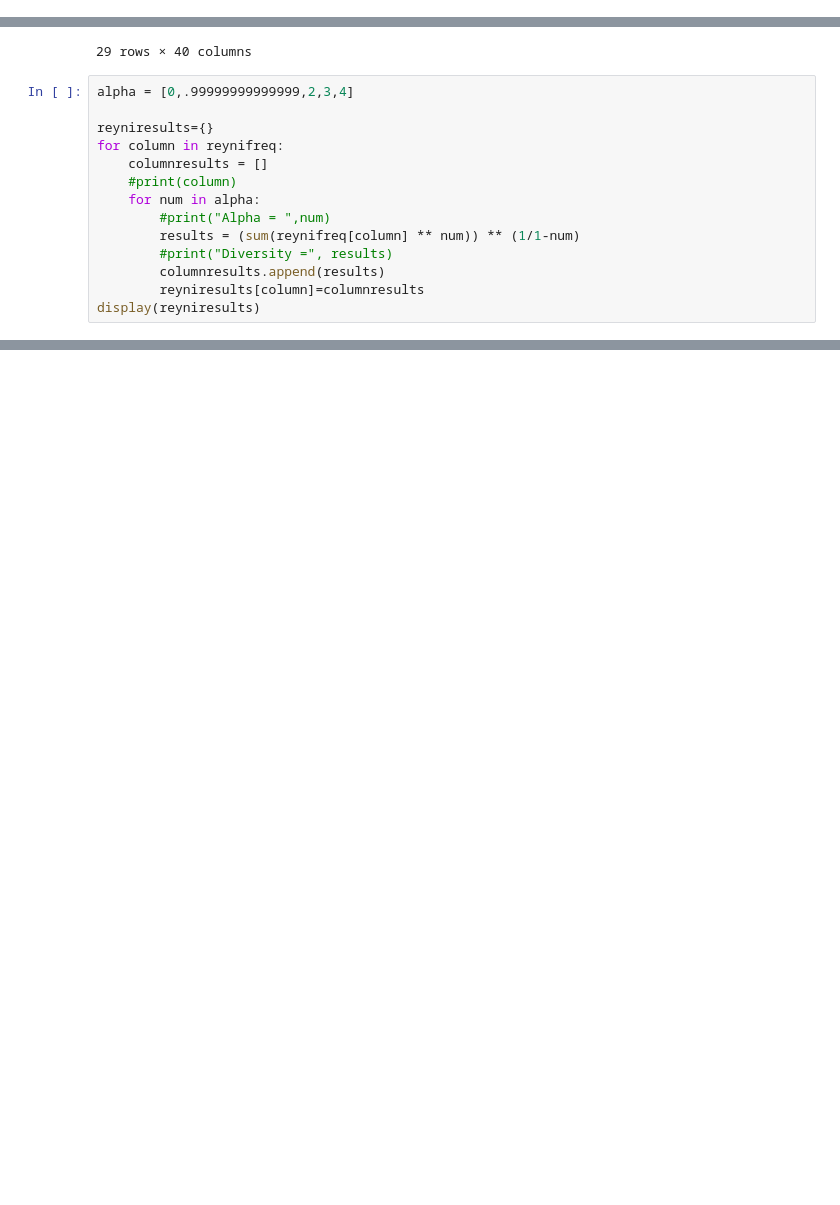
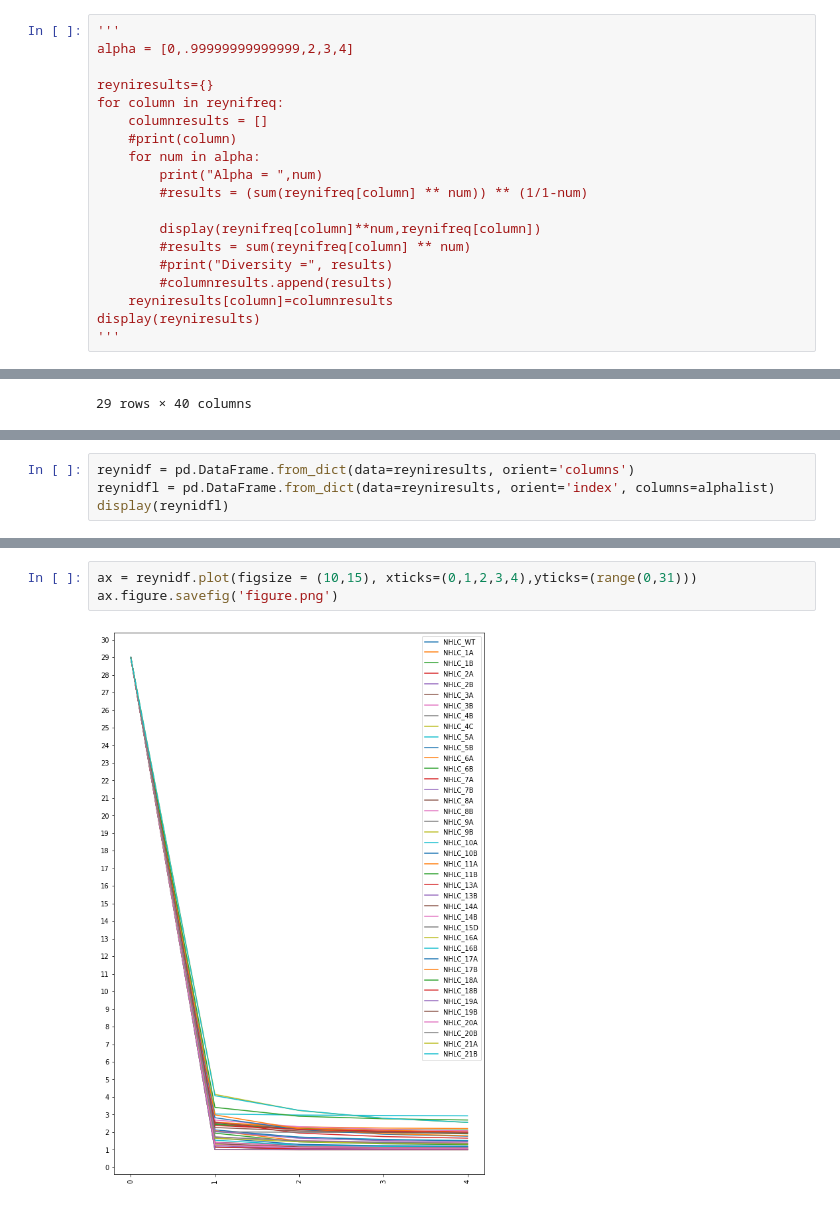
Before and after one commit to Nekose/nampun_research, a Jupyter notebook: Nampun_Research/Data Processing.ipynb, the cells around one changed output, grey strips where cells are left out. Cells and saved outputs as stored; diff of their text form; blank space fills up the shorter version.

Commit message:
Diversity values working now, aproximated alpha=1 as alpha=.99999

```diff
--- a/Nampun_Research/Data Processing.ipynb
+++ b/Nampun_Research/Data Processing.ipynb
@@ -221,0 +274,19 @@ reynifreq = reyni / reynisums
+# %%
+'''
+alpha = [0,.99999999999999,2,3,4]
+
+reyniresults={}
+for column in reynifreq:
+    columnresults = []
+    #print(column)
+    for num in alpha:
+        print("Alpha = ",num)
+        #results = (sum(reynifreq[column] ** num)) ** (1/1-num)
+
+        display(reynifreq[column]**num,reynifreq[column])
+        #results = sum(reynifreq[column] ** num)
+        #print("Diversity =", results)
+        #columnresults.append(results)
+    reyniresults[column]=columnresults
+display(reyniresults)
+'''
@@ -241,17 +314,3 @@ display(reynifreq)
 | p6p7inv | 0.000000 | 0.000000 | 0.000000 | 0.000000 | 0.000000 | 0.000000 | 0.000000 | 0.000000 | 0.000000 | 0.000000 | ... | ... |
 | wt | 0.978602 | 0.475771 | 0.520857 | 0.999576 | 0.999228 | 0.889120 | 0.902048 | 0.972308 | 0.936486 | 0.725888 | ... | ... |
 29 rows × 40 columns
-# %%
-alpha = [0,.99999999999999,2,3,4]
-
-reyniresults={}
-for column in reynifreq:
-    columnresults = []
-    #print(column)
-    for num in alpha:
-        #print("Alpha = ",num)
-        results = (sum(reynifreq[column] ** num)) ** (1/1-num)
-        #print("Diversity =", results)
-        columnresults.append(results)
-        reyniresults[column]=columnresults
-display(reyniresults)
@@ -275,0 +317,4 @@ display(reyniresults)
+# %%
+reynidf = pd.DataFrame.from_dict(data=reyniresults, orient='columns')
+reynidfl = pd.DataFrame.from_dict(data=reyniresults, orient='index', columns=alphalist)
+display(reynidfl)
@@ -275,0 +339,5 @@ display(reyniresults)
+# %%
+ax = reynidf.plot(figsize = (10,15), xticks=(0,1,2,3,4),yticks=(range(0,31)))
+ax.figure.savefig('figure.png')
+# %% [output]
+[figure, added]
```
Also changed, not shown: parts of 5 cells of this notebook.
